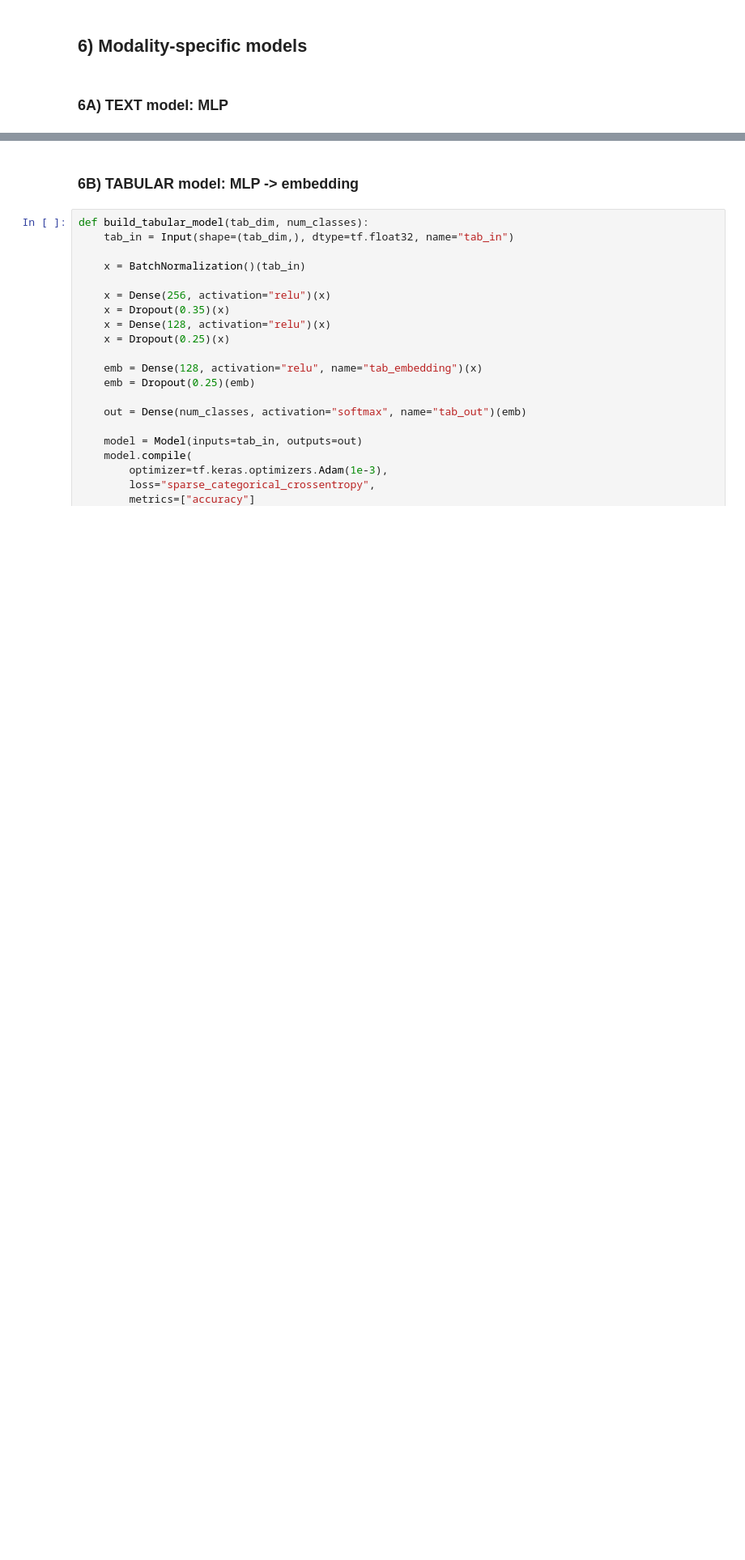
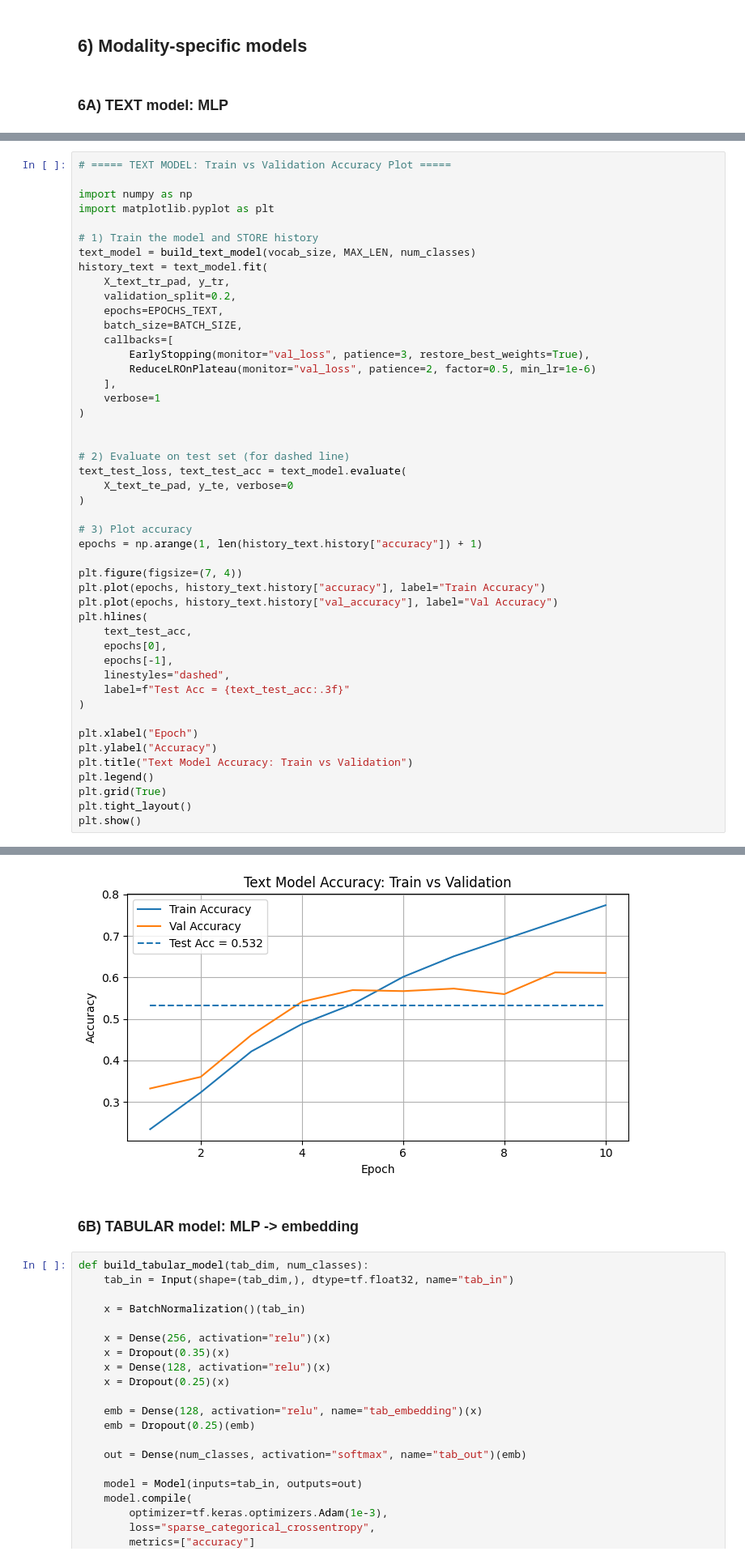
Before and after one commit to omaramin-77/Smart-Food-Guardian, a Jupyter notebook: model3.ipynb, the cells around one changed output, grey strips where cells are left out. Shown at 81% size. Drawn from its saved outputs; the diff is of its cells as text; blank space fills up the shorter version.

Commit message:
plots

```diff
--- a/model3.ipynb
+++ b/model3.ipynb
@@ -275 +273,49 @@ Epoch 9/10
 Text embeddings: (4110, 64) (1028, 64)
+# %%
+# ===== TEXT MODEL: Train vs Validation Accuracy Plot =====
+
+import numpy as np
+import matplotlib.pyplot as plt
+
+# 1) Train the model and STORE history
+text_model = build_text_model(vocab_size, MAX_LEN, num_classes)
+history_text = text_model.fit(
+    X_text_tr_pad, y_tr,
+    validation_split=0.2,
+    epochs=EPOCHS_TEXT,
+    batch_size=BATCH_SIZE,
+    callbacks=[
+        EarlyStopping(monitor="val_loss", patience=3, restore_best_weights=True),
+        ReduceLROnPlateau(monitor="val_loss", patience=2, factor=0.5, min_lr=1e-6)
+    ],
+    verbose=1
+)
+
+
+# 2) Evaluate on test set (for dashed line)
+text_test_loss, text_test_acc = text_model.evaluate(
+    X_text_te_pad, y_te, verbose=0
+)
+
+# 3) Plot accuracy
+epochs = np.arange(1, len(history_text.history["accuracy"]) + 1)
+
+plt.figure(figsize=(7, 4))
+plt.plot(epochs, history_text.history["accuracy"], label="Train Accuracy")
+plt.plot(epochs, history_text.history["val_accuracy"], label="Val Accuracy")
+plt.hlines(
+    text_test_acc,
+    epochs[0],
+    epochs[-1],
+    linestyles="dashed",
+    label=f"Test Acc = {text_test_acc:.3f}"
+)
+
+plt.xlabel("Epoch")
+plt.ylabel("Accuracy")
+plt.title("Text Model Accuracy: Train vs Validation")
+plt.legend()
+plt.grid(True)
+plt.tight_layout()
+plt.show()
+# %% [output]
@@ -276,3 +342,4 @@ Text embeddings: (4110, 64) (1028, 64)
+[figure, added]
 # %% [markdown]
 ### 6B) TABULAR model: MLP -> embedding
 # %%
```
Also changed, not shown: parts of 6 cells of this notebook.
